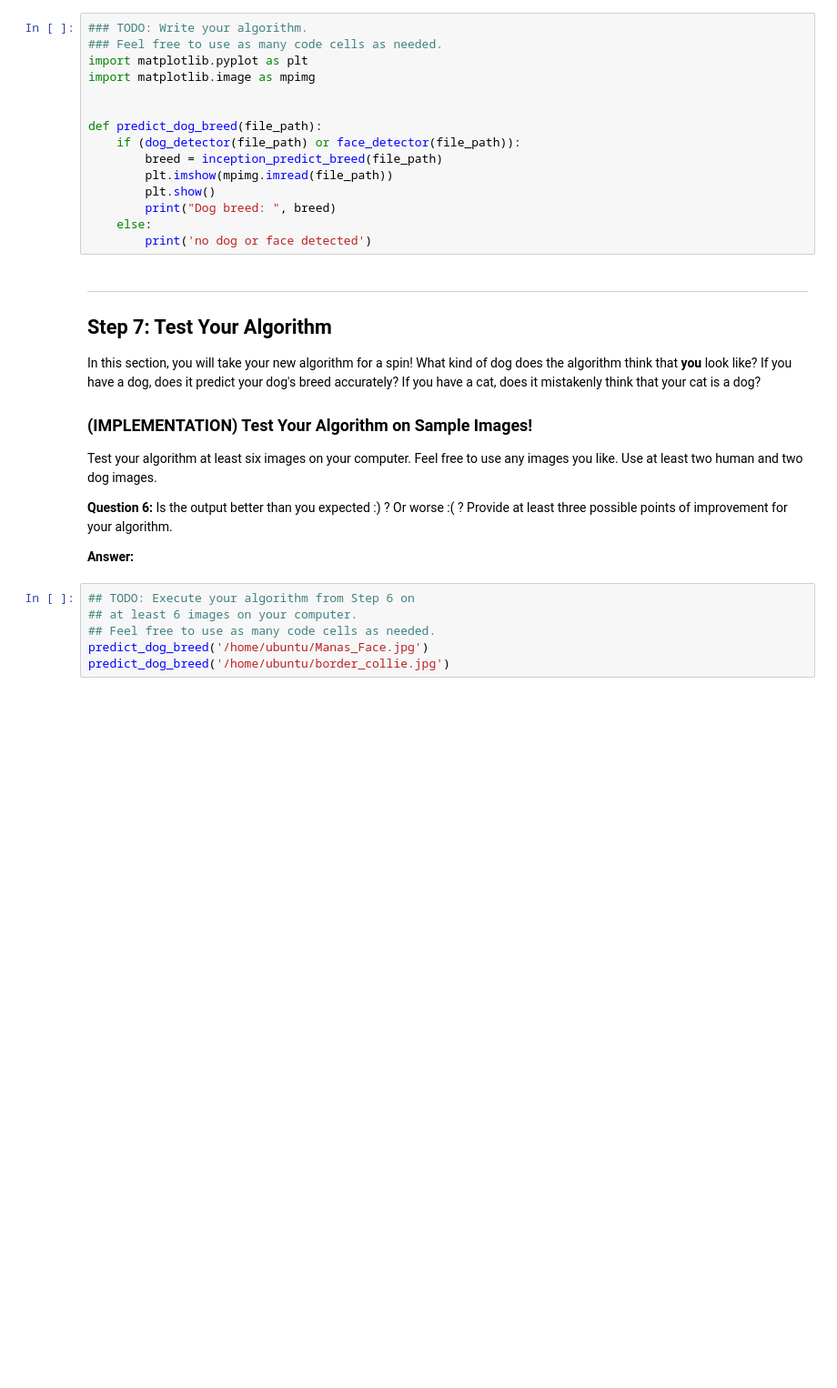
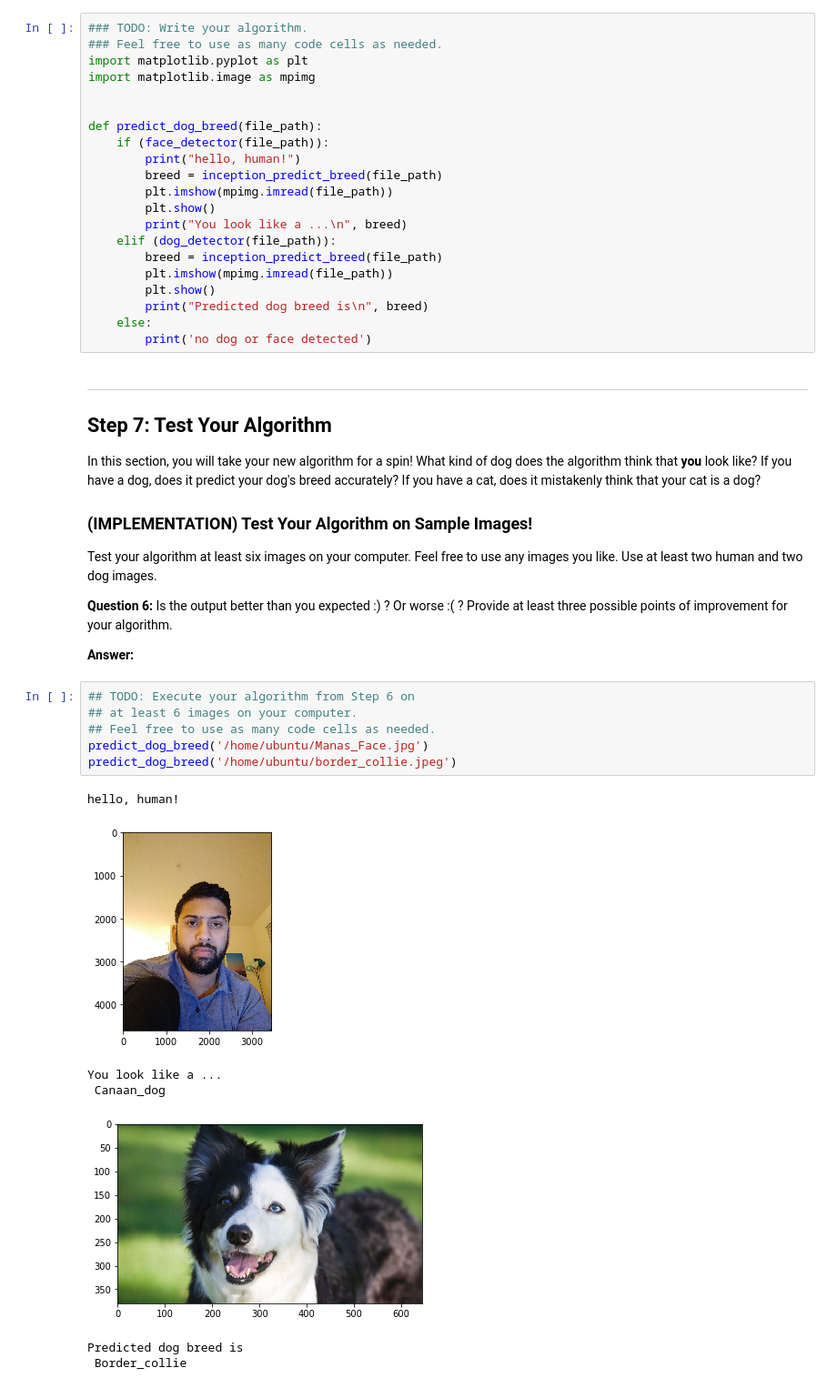
Before and after one commit to manasapte/dog-project, a Jupyter notebook: dog_app.ipynb, the cells around one changed output. Shown: that part at 91% size. Saved outputs shown, nothing was run; the diff lists cells and outputs as text; blank space fills up the shorter version.

```diff
--- a/dog_app.ipynb
+++ b/dog_app.ipynb
@@ -730,11 +730,17 @@ import matplotlib.image as mpimg
 
 
 def predict_dog_breed(file_path):
-    if (dog_detector(file_path) or face_detector(file_path)):
+    if (face_detector(file_path)):
+        print("hello, human!")
         breed = inception_predict_breed(file_path)
         plt.imshow(mpimg.imread(file_path))
         plt.show()
-        print("Dog breed: ", breed)
+        print("You look like a ...\n", breed)
+    elif (dog_detector(file_path)):
+        breed = inception_predict_breed(file_path)
+        plt.imshow(mpimg.imread(file_path))
+        plt.show()
+        print("Predicted dog breed is\n", breed)
     else:
         print('no dog or face detected')
 # %% [markdown]
@@ -754,6 +760,14 @@ __Answer:__
 # %%
 ## TODO: Execute your algorithm from Step 6 on
 ## at least 6 images on your computer.
 ## Feel free to use as many code cells as needed.
 predict_dog_breed('/home/ubuntu/Manas_Face.jpg')
-predict_dog_breed('/home/ubuntu/border_collie.jpg')
+predict_dog_breed('/home/ubuntu/border_collie.jpeg')
+# %% [output]
+hello, human!
+[figure, added]
+You look like a ...
+ Canaan_dog
+[figure, added]
+Predicted dog breed is
+ Border_collie
```
